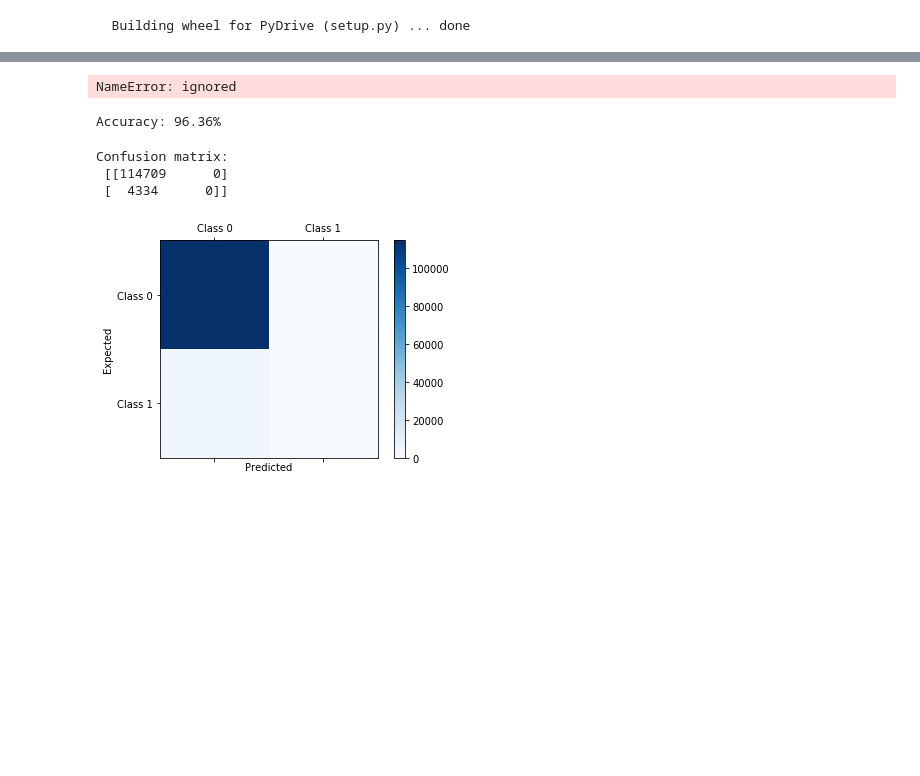
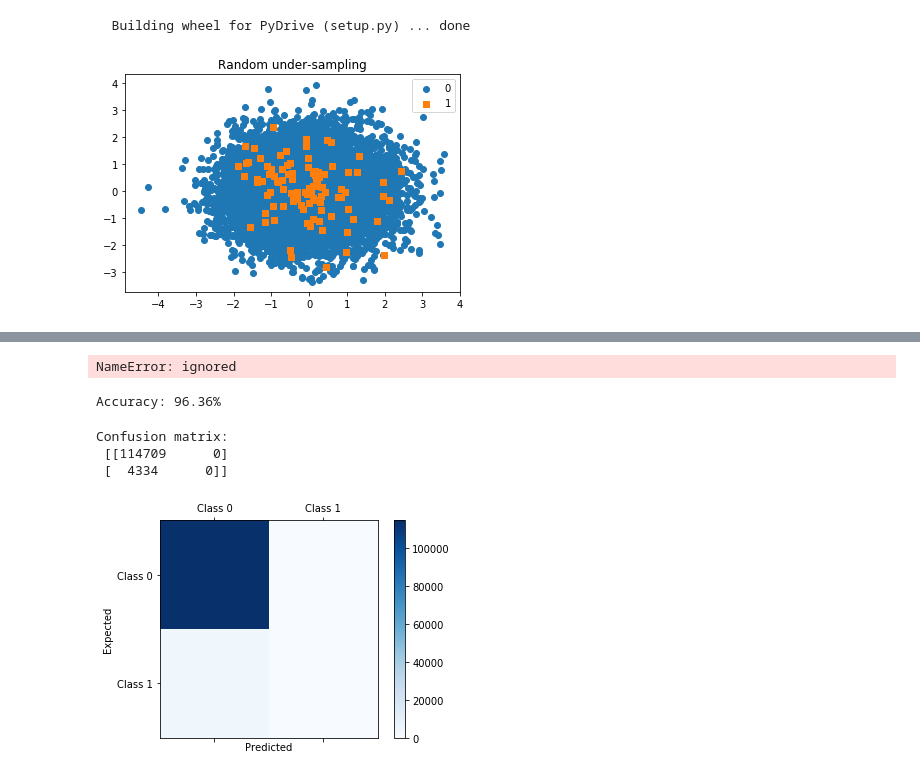
Before and after one commit to arthurvaz05/Python.Script, a Jupyter notebook: desbalanceamento.ipynb, the cells around one changed output, grey strips where cells are left out. Saved outputs shown, nothing was run; the diff lists cells and outputs as text; code cells hidden in the pictures; blank space fills up the shorter version.

```diff
--- a/desbalanceamento.ipynb
+++ b/desbalanceamento.ipynb
@@ -11,6 +11,36 @@ from google.colab import auth
 from oauth2client.client import GoogleCredentials
 # %% [output]
   Building wheel for PyDrive (setup.py) ... done
+# %%
+def plot_2d_space(X, y, label='Classes'):
+    colors = ['#1F77B4', '#FF7F0E']
+    markers = ['o', 's']
+    for l, c, m in zip(np.unique(y), colors, markers):
+        plt.scatter(
+            X[y==l, 0],
+            X[y==l, 1],
+            c=c, label=l, marker=m
+        )
+    plt.title(label)
+    plt.legend(loc='upper right')
+    plt.show()
+# %%
+#EXEMPLO GERAL DE DESBALANCEADOS
+from sklearn.datasets import make_classification
+
+X, y = make_classification(
+    n_classes=2, class_sep=1.5, weights=[0.99, 0.01],
+    n_informative=3, n_redundant=1, flip_y=0,
+    n_features=20, n_clusters_per_class=1,
+    n_samples=10000, random_state=10
+)
+
+df = pd.DataFrame(X)
+df['target'] = y
+
+plot_2d_space(X, y, 'Random under-sampling')
+# %% [output]
+[figure, added]
 # %%
 # Authenticate and create the PyDrive client.
 auth.authenticate_user()
```
Also changed, not shown: parts of 2 cells of this notebook.
